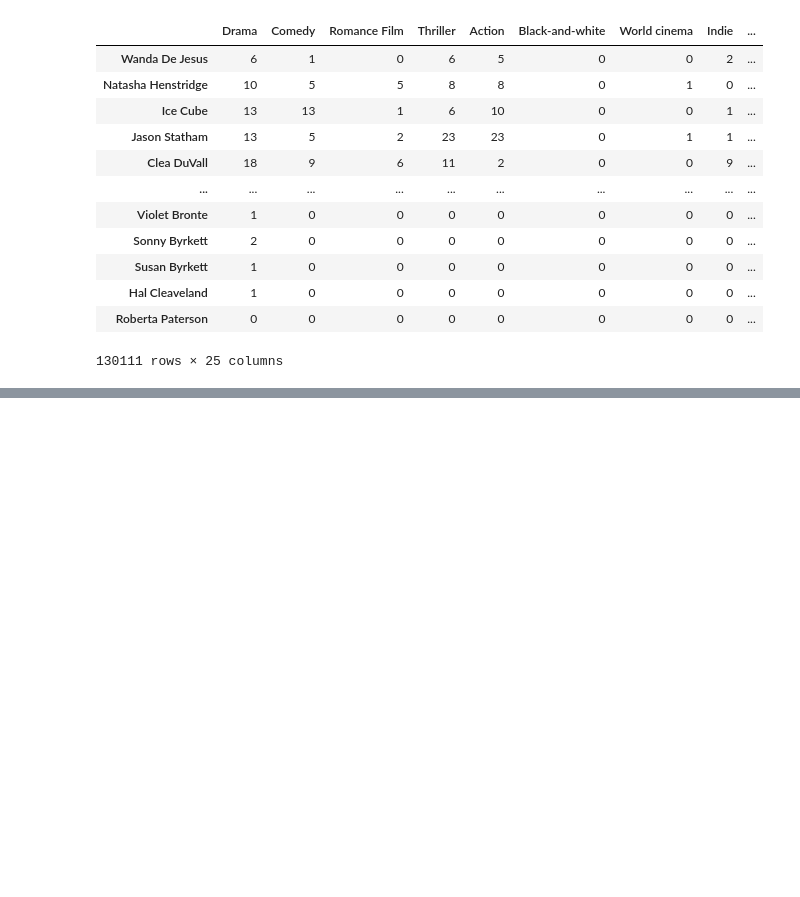
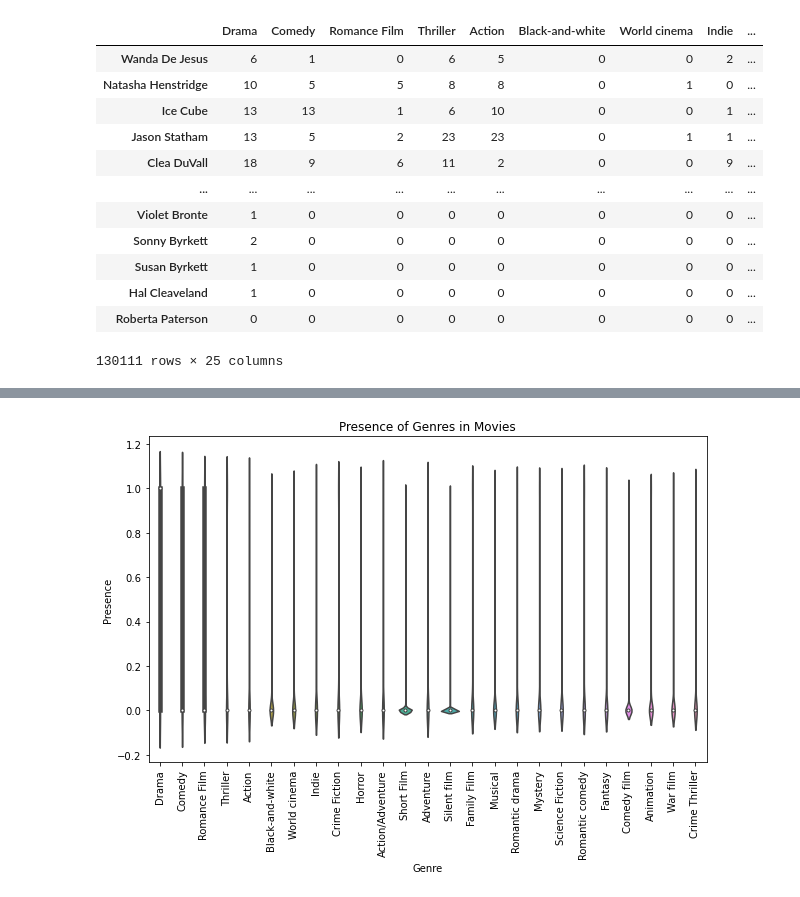
Before and after one commit to epfl-ada/ada-2023-project-fauttrouverunnompourada, a Jupyter notebook: main.ipynb, the cells around one changed output, grey strips where cells are left out. Drawn from its saved outputs; the diff is of its cells as text; code cells hidden in the pictures; blank space fills up the shorter version.

```diff
--- a/main.ipynb
+++ b/main.ipynb
@@ -197,0 +302,2 @@ actor_genre_counts_df
+# %%
+merged_df = pd.merge(movie_lin, character_lin, on = "Wiki ID", how ="inner")
@@ -197,0 +320,6 @@ actor_genre_counts_df
+# %%
+#Apply the cleaning function to data. Generates the new "Genres" column
+Cleaned_genres = merged_df['Genres'].apply(extract_genres)
+#Inject the new "Genres" in
+#Movie data without NaN and with cleaned up Genres
+merged_df["Genres"] = Cleaned_genres
@@ -197,0 +341,11 @@ actor_genre_counts_df
+# %%
+#Creates the Genre columns filled with value 0
+unique_genres_list
+
+for Genre in unique_genres_list:
+    merged_df[Genre] = 0
+#Adds 1 if the Genre of the character's movie is present
+for Genre in unique_genres_list:
+    merged_df[Genre] = merged_df['Genres'].apply(lambda x: 1 if Genre in x else 0)
+# %%
+merged_df = merged_df.drop(columns = ["Genres"])
@@ -197,0 +368,15 @@ actor_genre_counts_df
+# %%
+violin_df = merged_df.iloc[:, 7:]
+
+melted_df = violin_df.melt(var_name = "Genre", value_name="Presence")
+
+# Create a violin plot
+plt.figure(figsize=(10, 6))
+sns.violinplot(x='Genre', y='Presence', data=melted_df)
+plt.xticks(rotation=90)  # Rotate x-axis labels for better readability
+plt.xlabel('Genre')
+plt.ylabel('Presence')
+plt.title('Presence of Genres in Movies')
+plt.show()
+# %% [output]
+[figure, added]
```
Also changed, not shown: parts of 26 cells of this notebook.
